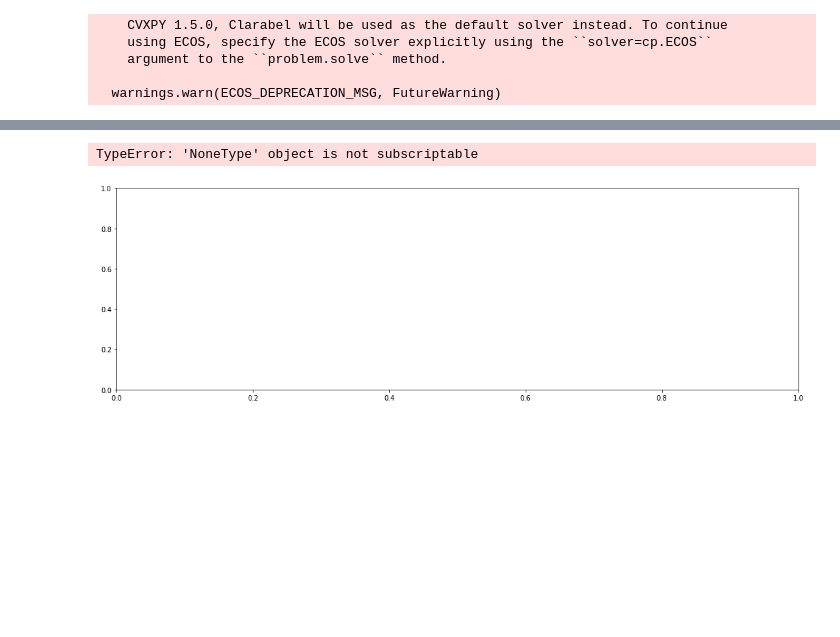
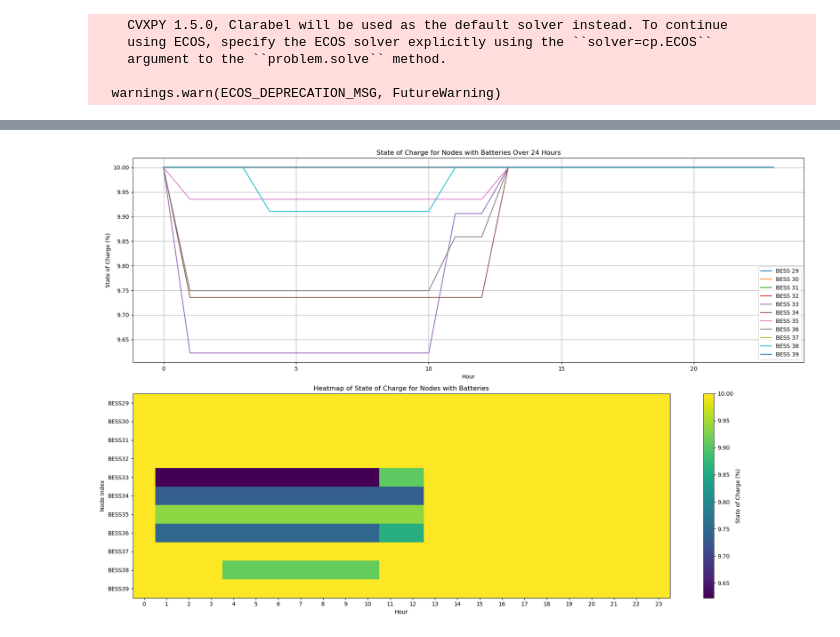
Before and after one commit to carlacupcake/CE295-OPF, a Jupyter notebook: Multiperiod.ipynb, the cells around one changed output, grey strips where cells are left out. Saved outputs shown, nothing was run; the diff lists cells and outputs as text; code cells hidden in the pictures; blank space fills up the shorter version.

Commit message:
fixed robust code

```diff
--- a/Multiperiod.ipynb
+++ b/Multiperiod.ipynb
@@ -229,12 +238,13 @@ print(real_load.shape)
 # %%
 Load_data = np.zeros((39, 2, 24))
-day_index = -4 # Feb 29, 2020 is last day (-1), so use -4 for Feb. 26 and -8 for Feb 22
+day_index = -8 # Feb 29, 2020 is last day (-1), so use -4 for Feb. 26 and -8 for Feb 22
 Load_data[:27,:] = np.stack((real_load[:,day_index,0::4], react_load[:,day_index,0::4]), axis=1)
 #renew_lim = (wind[:9,0,0::4]+solar[:9,0,0::4])*5
 #Factor of 2.123 produces ~100% renewable penetration (Energy of renewables= energy of demand)
 #Is there a better place to include scaling?
 renew_lim = (wind[:9,day_index,0::4]+solar[:9,day_index,0::4])*2.123
-avgs = np.mean(wind[:8,:,0::4]+solar[:8,:,0::4]*2.123, axis=1)
+#How should we calculate the avgs & stds, individually for each node or in agregate?
+avgs = np.mean(wind[:8,:,0::4]+solar[:8,:,0::4], axis=1)*2.123
 stds = np.std(wind[:8,:,0::4]+solar[:8,:,0::4], axis=1)
 
 genDat = gens(diesel, batteries, renew, avgs, stds, Load_data, renew_lim)
@@ -390,7 +400,7 @@ plt.figure(figsize=(18, 12))
 # Plotting line graphs for each battery-equipped node
 plt.subplot(2, 1, 1)
 for i in battery_indices:
-    plt.plot(sot[i, :], label=f'Node {i+1}')
+    plt.plot(sot[i, :], label=f'Battery {i+1}')
 plt.title('State of Charge for Nodes with Batteries Over 24 Hours')
 plt.xlabel('Hour')
 plt.ylabel('State of Charge (%)')
@@ -405,7 +415,7 @@ plt.title('Heatmap of State of Charge for Nodes with Batteries')
 plt.xlabel('Hour')
 plt.ylabel('Node Index')
 plt.xticks(np.arange(0, 24, 1))  # Hour marks
-plt.yticks(np.arange(0, len(battery_indices), 1), labels=[f'Node {i+1}' for i in battery_indices])  # Node labels
+plt.yticks(np.arange(0, len(battery_indices), 1), labels=[f'Battery{i+1}' for i in battery_indices])  # Node labels
 
 # Adjust layout and show plot
 plt.tight_layout()
@@ -476,34 +486,33 @@ AttributeError: 'NoneType' object has no attribute 'flatten'
 SoC_robust = res_robust.sot
 
 # Nodes with batteries are from index 28 to 37 (29 to 38 in 1-based index)
 battery_indices = list(range(28, 39))  # Adjust Python 0-based index
 
 # Setting up the plot
 plt.figure(figsize=(18, 12))
 
 # Plotting line graphs for each battery-equipped node
 plt.subplot(2, 1, 1)
 for i in battery_indices:
-    plt.plot(SoC_robust[i, :], label=f'Node {i+1}')
+    plt.plot(SoC_robust[i, :], label=f'BESS {i+1}')
 plt.title('State of Charge for Nodes with Batteries Over 24 Hours')
 plt.xlabel('Hour')
 plt.ylabel('State of Charge (%)')
 plt.legend()
 plt.grid(True)
 
 # Plotting a heatmap for nodes with batteries
 plt.subplot(2, 1, 2)
 plt.imshow(SoC_robust[battery_indices, :], aspect='auto', cmap='viridis')
 plt.colorbar(label='State of Charge (%)')
 plt.title('Heatmap of State of Charge for Nodes with Batteries')
 plt.xlabel('Hour')
 plt.ylabel('Node Index')
 plt.xticks(np.arange(0, 24, 1))  # Hour marks
-plt.yticks(np.arange(0, len(battery_indices), 1), labels=[f'Node {i+1}' for i in battery_indices])  # Node labels
+plt.yticks(np.arange(0, len(battery_indices), 1), labels=[f'BESS{i+1}' for i in battery_indices])  # Node labels
 
 # Adjust layout and show plot
 plt.tight_layout()
 plt.show()
 # %% [output]
-TypeError: 'NoneType' object is not subscriptable
-[figure, old version]
+[figure, new version]
```
Also changed, not shown: parts of 9 cells of this notebook.
